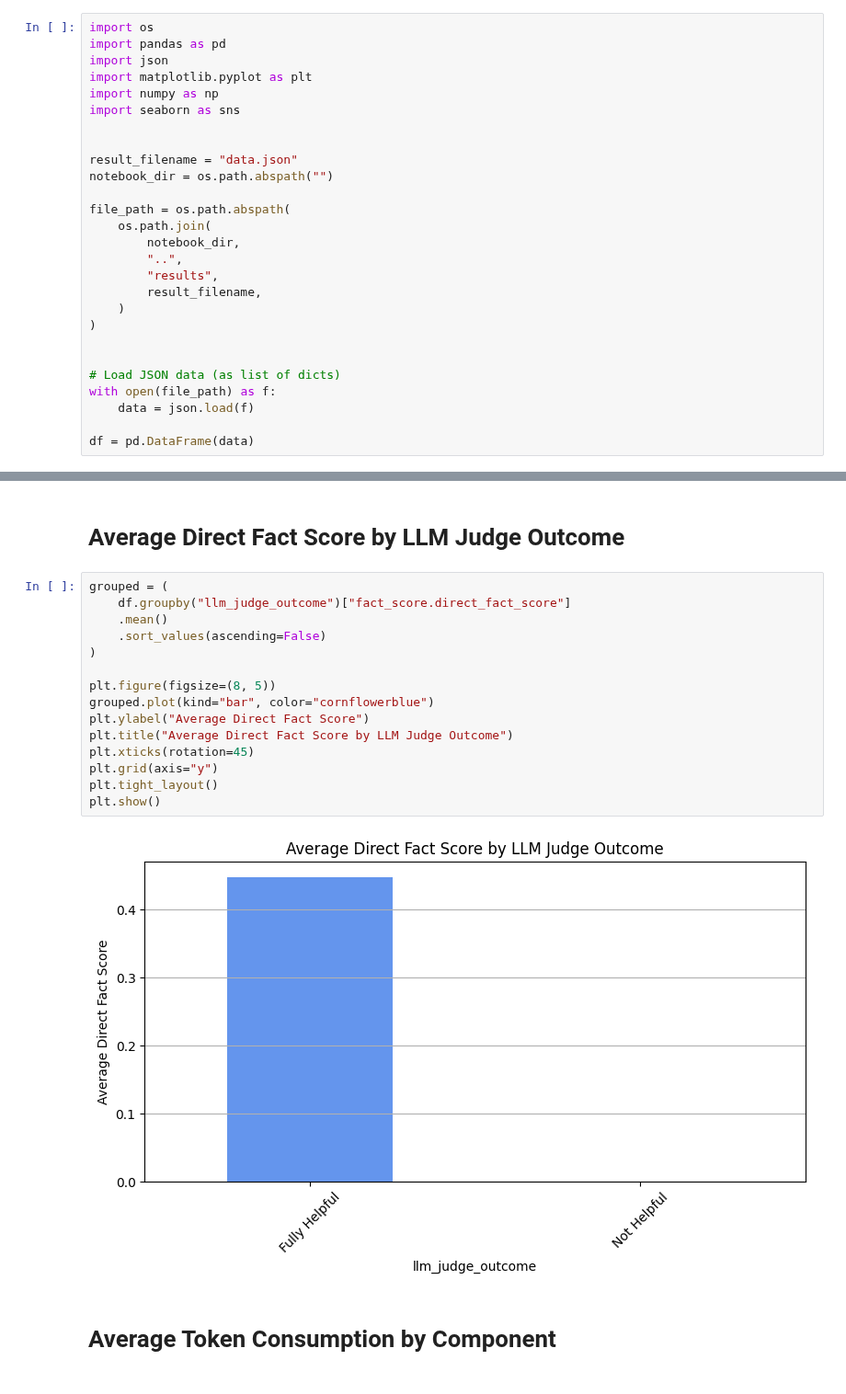
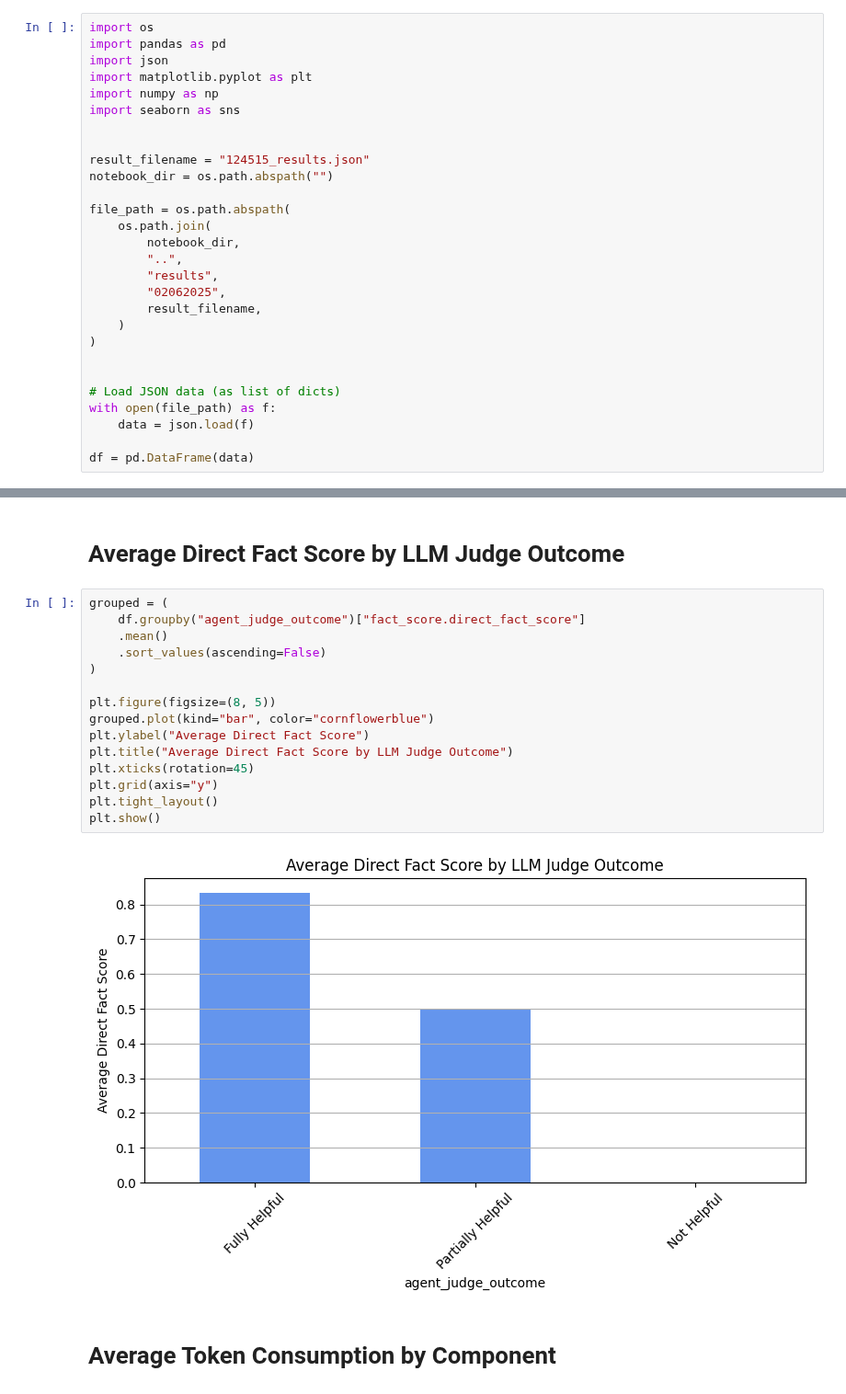
Before and after one commit to mrrestre/react_agent_in_edp, a Jupyter notebook: experiments/interpretation/experiment_viewer.ipynb, the cells around one changed output, grey strips where cells are left out. Shown at 92% size. Drawn from its saved outputs; the diff is of its cells as text.

```diff
--- a/experiments/interpretation/experiment_viewer.ipynb
+++ b/experiments/interpretation/experiment_viewer.ipynb
@@ -7,7 +7,7 @@ import numpy as np
 import seaborn as sns
 
 
-result_filename = "data.json"
+result_filename = "124515_results.json"
 notebook_dir = os.path.abspath("")
 
 file_path = os.path.abspath(
@@ -15,6 +15,7 @@ file_path = os.path.abspath(
         notebook_dir,
         "..",
         "results",
+        "02062025",
         result_filename,
     )
 )
@@ -174,21 +168,21 @@ plt.show()
 # Average Direct Fact Score by LLM Judge Outcome
 # %%
 grouped = (
-    df.groupby("llm_judge_outcome")["fact_score.direct_fact_score"]
+    df.groupby("agent_judge_outcome")["fact_score.direct_fact_score"]
     .mean()
     .sort_values(ascending=False)
 )
 
 plt.figure(figsize=(8, 5))
 grouped.plot(kind="bar", color="cornflowerblue")
 plt.ylabel("Average Direct Fact Score")
 plt.title("Average Direct Fact Score by LLM Judge Outcome")
 plt.xticks(rotation=45)
 plt.grid(axis="y")
 plt.tight_layout()
 plt.show()
 # %% [output]
-[figure, old version]
+[figure, new version]
 # %% [markdown]
 # Average Token Consumption by Component
 # %%
```
Also changed, not shown: parts of 9 cells of this notebook, 7 other files.
